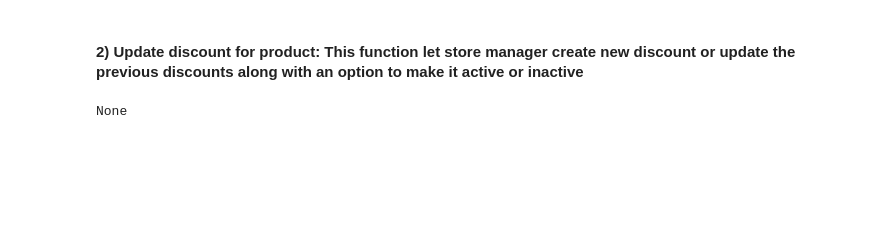
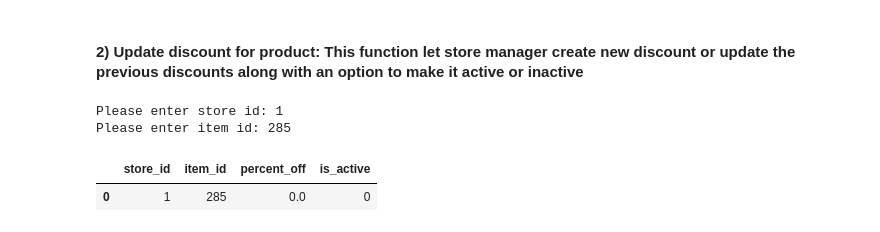
Before and after one commit to ranil28/SuperMarketManagementSystem, a Jupyter notebook: Python implementation/Supermarket_jupyter_bishal.ipynb, the cells around one changed output. Drawn from its saved outputs; the diff is of its cells as text; code cells hidden in the pictures; blank space fills up the shorter version.

```diff
--- a/Python implementation/Supermarket_jupyter_bishal.ipynb
+++ b/Python implementation/Supermarket_jupyter_bishal.ipynb
@@ -273,6 +219,23 @@ Total revenue for store id 1 between 2022-01-01 and 2022-12-31 is:  853.63
 # %% [markdown]
 #### 2) Update discount for product: This function let store manager create new discount or update the previous discounts along with an option to make it active or inactive
-# %%
-print(cursor.fetchone())
-# %% [output]
-None
+# %%
+store_id = input(b_s+"Please enter store id: ")
+item_id = input(b_s+"Please enter item id: ")
+
+query='''
+    SELECT * FROM kwikmart.discount
+    WHERE store_id = %s AND item_id = %s
+    ''';
+df = pd.read_sql(query, conn, params= [store_id, item_id])
+
+if df.empty:
+    print(b_s+f"The discount for item id {item_id} does not exist. Please add the discount in next step. ")
+else:
+    display(df)
+
+#1 1 | 285
+# %% [output]
+Please enter store id: 1
+Please enter item id: 285
+|  | store_id | item_id | percent_off | is_active |
+| 0 | 1 | 285 | 0.0 | 0 |
```
Also changed, not shown: parts of 21 cells of this notebook.
